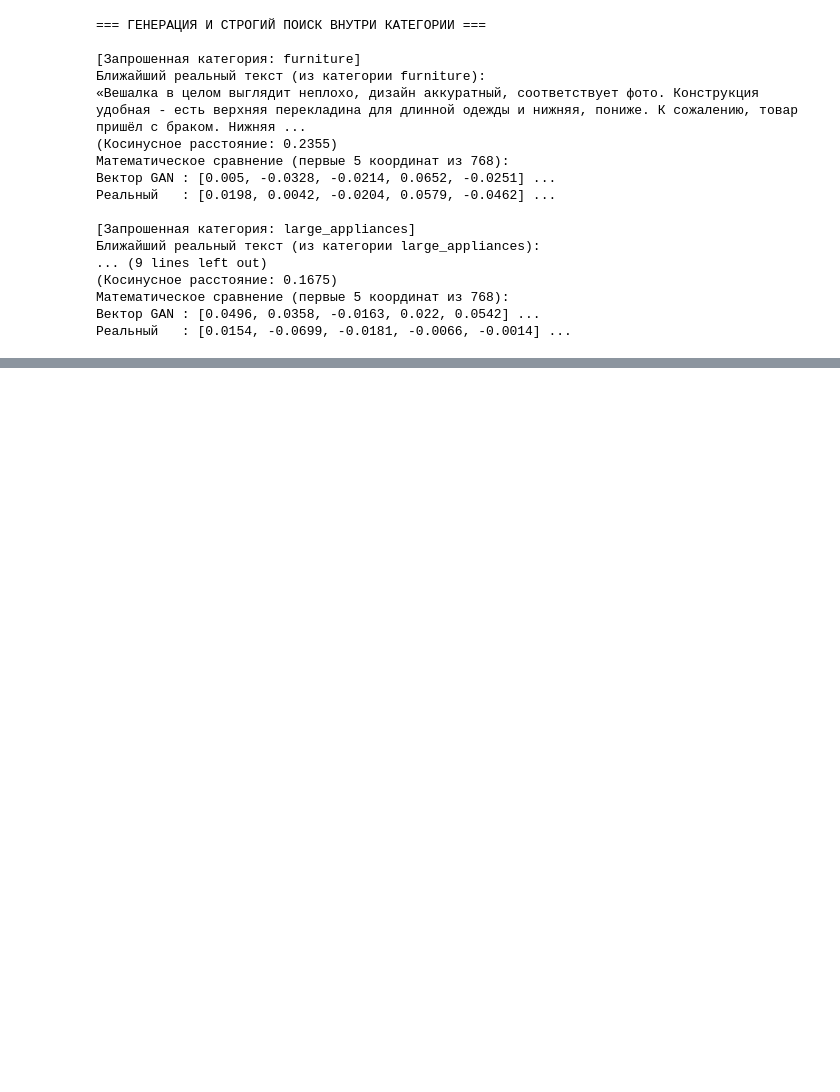
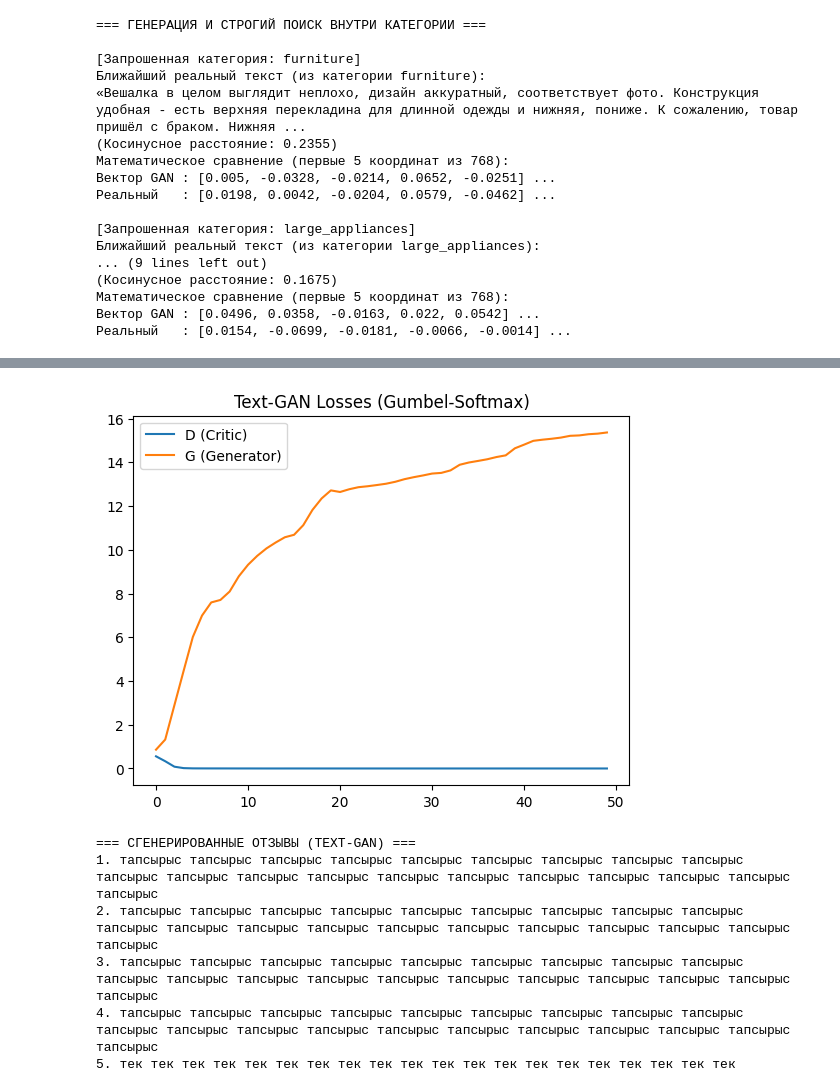
Before and after one commit to SultanKhassenov/gan-reviews, a Jupyter notebook: notebooks/03_train_and_compare.ipynb, the cells around one changed output, grey strips where cells are left out. Cells and saved outputs as stored; diff of their text form; code cells hidden in the pictures; blank space fills up the shorter version.

```diff
--- a/notebooks/03_train_and_compare.ipynb
+++ b/notebooks/03_train_and_compare.ipynb
@@ -561,3 +561,69 @@ for i in indices:
 Математическое сравнение (первые 5 координат из 768):
 Вектор GAN : [0.0496, 0.0358, -0.0163, 0.022, 0.0542] ...
 Реальный   : [0.0154, -0.0699, -0.0181, -0.0066, -0.0014] ...
+# %%
+# 1. Подтягиваем новый файл с архитектурой Text-GAN с GitHub
+!git pull
+
+import json
+import torch
+from torch.utils.data import TensorDataset, DataLoader
+from models.text_gan import TextGenerator, TextDiscriminator, train_text_gan
+import matplotlib.pyplot as plt
+
+device = 'cuda' if torch.cuda.is_available() else 'cpu'
+
+# 2. Пишем простейший токенизатор (разбиваем отзывы на слова)
+texts = []
+with open('data/raw/reviews.jsonl', encoding='utf-8') as f:
+    for line in f:
+        texts.append(json.loads(line)['text'])
+
+words = set()
+for text in texts:
+    words.update(text.lower().split())
+
+vocab = {word: i+2 for i, word in enumerate(words)}
+vocab['<PAD>'] = 0
+vocab['<UNK>'] = 1
+
+SEQ_LEN = 20 # Максимальная длина генерируемого отзыва
+X_seq = []
+for text in texts:
+    tokens = text.lower().split()
+    seq = [vocab.get(t, 1) for t in tokens[:SEQ_LEN]]
+    seq += [0] * (SEQ_LEN - len(seq)) # Паддинг нулями
+    X_seq.append(seq)
+
+X_tensor = torch.tensor(X_seq, dtype=torch.long)
+dataloader = DataLoader(TensorDataset(X_tensor), batch_size=64, shuffle=True, drop_last=True)
+print(f"Размер словаря: {len(vocab)} слов. Данные готовы!")
+
+# 3. Инициализируем модели
+gen = TextGenerator(vocab_size=len(vocab), z_dim=64, hidden_dim=128, seq_len=SEQ_LEN)
+disc = TextDiscriminator(vocab_size=len(vocab), emb_dim=64)
+
+# 4. Запускаем обучение Gumbel-Softmax (50 эпох)
+print("Начинаем обучение Text-GAN...")
+history = train_text_gan(gen, disc, dataloader, vocab_size=len(vocab), n_epochs=50, device=device)
+
+# 5. Рисуем графики
+plt.plot(history['d_loss'], label='D (Critic)')
+plt.plot(history['g_loss'], label='G (Generator)')
+plt.legend()
+plt.title('Text-GAN Losses (Gumbel-Softmax)')
+plt.show()
+
+# 6. Смотрим, что он нагенерировал!
+inv_vocab = {v: k for k, v in vocab.items()}
+gen.eval()
+z = torch.randn(5, 64).to(device)
+with torch.no_grad():
+    probs = gen(z, tau=0.1) # Низкая температура для четкого выбора слов
+    token_ids = probs.argmax(dim=-1).cpu().numpy()
+
+print("\n=== СГЕНЕРИРОВАННЫЕ ОТЗЫВЫ (TEXT-GAN) ===")
+for i in range(5):
+    words = [inv_vocab.get(idx, '<UNK>') for idx in token_ids[i] if idx != 0]
+    print(f"{i+1}. {' '.join(words)}")
+# %% [output]
@@ -563,0 +645,7 @@ for i in indices:
+[figure, added]
+=== СГЕНЕРИРОВАННЫЕ ОТЗЫВЫ (TEXT-GAN) ===
+1. тапсырыс тапсырыс тапсырыс тапсырыс тапсырыс тапсырыс тапсырыс тапсырыс тапсырыс тапсырыс тапсырыс тапсырыс тапсырыс тапсырыс тапсырыс тапсырыс тапсырыс тапсырыс тапсырыс тапсырыс
+2. тапсырыс тапсырыс тапсырыс тапсырыс тапсырыс тапсырыс тапсырыс тапсырыс тапсырыс тапсырыс тапсырыс тапсырыс тапсырыс тапсырыс тапсырыс тапсырыс тапсырыс тапсырыс тапсырыс тапсырыс
+3. тапсырыс тапсырыс тапсырыс тапсырыс тапсырыс тапсырыс тапсырыс тапсырыс тапсырыс тапсырыс тапсырыс тапсырыс тапсырыс тапсырыс тапсырыс тапсырыс тапсырыс тапсырыс тапсырыс тапсырыс
+4. тапсырыс тапсырыс тапсырыс тапсырыс тапсырыс тапсырыс тапсырыс тапсырыс тапсырыс тапсырыс тапсырыс тапсырыс тапсырыс тапсырыс тапсырыс тапсырыс тапсырыс тапсырыс тапсырыс тапсырыс
+5. тек тек тек тек тек тек тек тек тек тек тек тек тек тек тек тек тек тек тек тек
```
Also changed, not shown: parts of 1 cell of this notebook.
